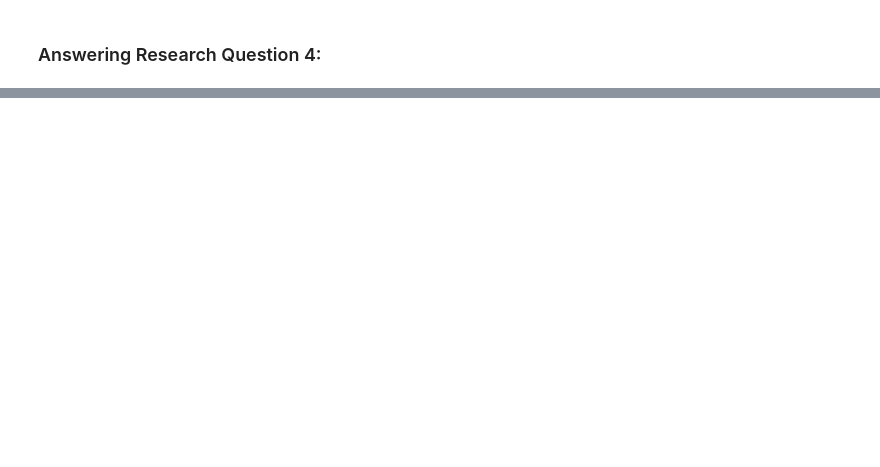
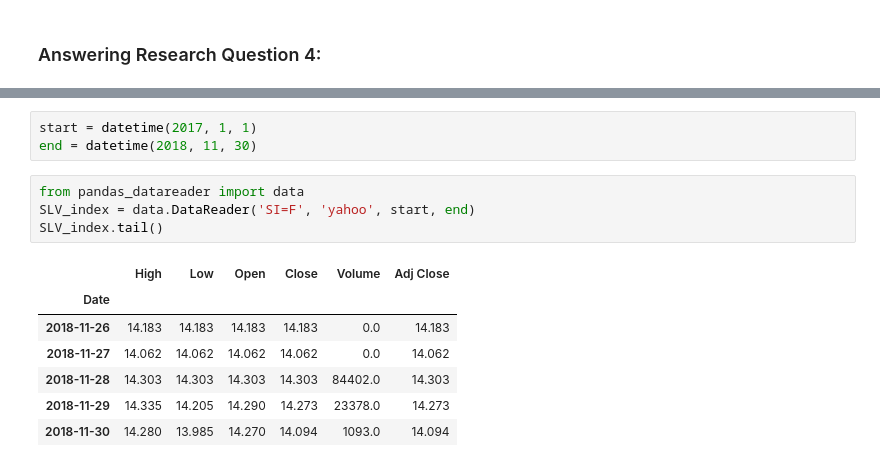
Before and after one commit to ithakker/CISC367FinalIshaanThakker, a Jupyter notebook: final.ipynb, the cells around one changed output, grey strips where cells are left out. Drawn from its saved outputs; the diff is of its cells as text; blank space fills up the shorter version.

```diff
--- a/final.ipynb
+++ b/final.ipynb
@@ -237,0 +266,15 @@ As it can be seen with the first set of graphs, this space of cryptocurrencies h
+# %%
+start = datetime(2017, 1, 1)
+end = datetime(2018, 11, 30)
+# %%
+from pandas_datareader import data
+SLV_index = data.DataReader('SI=F', 'yahoo', start, end)
+SLV_index.tail()
+# %% [output]
+|  | High | Low | Open | Close | Volume | Adj Close |
+| Date |  |  |  |  |  |  |
+| 2018-11-26 | 14.183 | 14.183 | 14.183 | 14.183 | 0.0 | 14.183 |
+| 2018-11-27 | 14.062 | 14.062 | 14.062 | 14.062 | 0.0 | 14.062 |
+| 2018-11-28 | 14.303 | 14.303 | 14.303 | 14.303 | 84402.0 | 14.303 |
+| 2018-11-29 | 14.335 | 14.205 | 14.290 | 14.273 | 23378.0 | 14.273 |
+| 2018-11-30 | 14.280 | 13.985 | 14.270 | 14.094 | 1093.0 | 14.094 |
```
Also changed, not shown: parts of 17 cells of this notebook, 2 other files.
